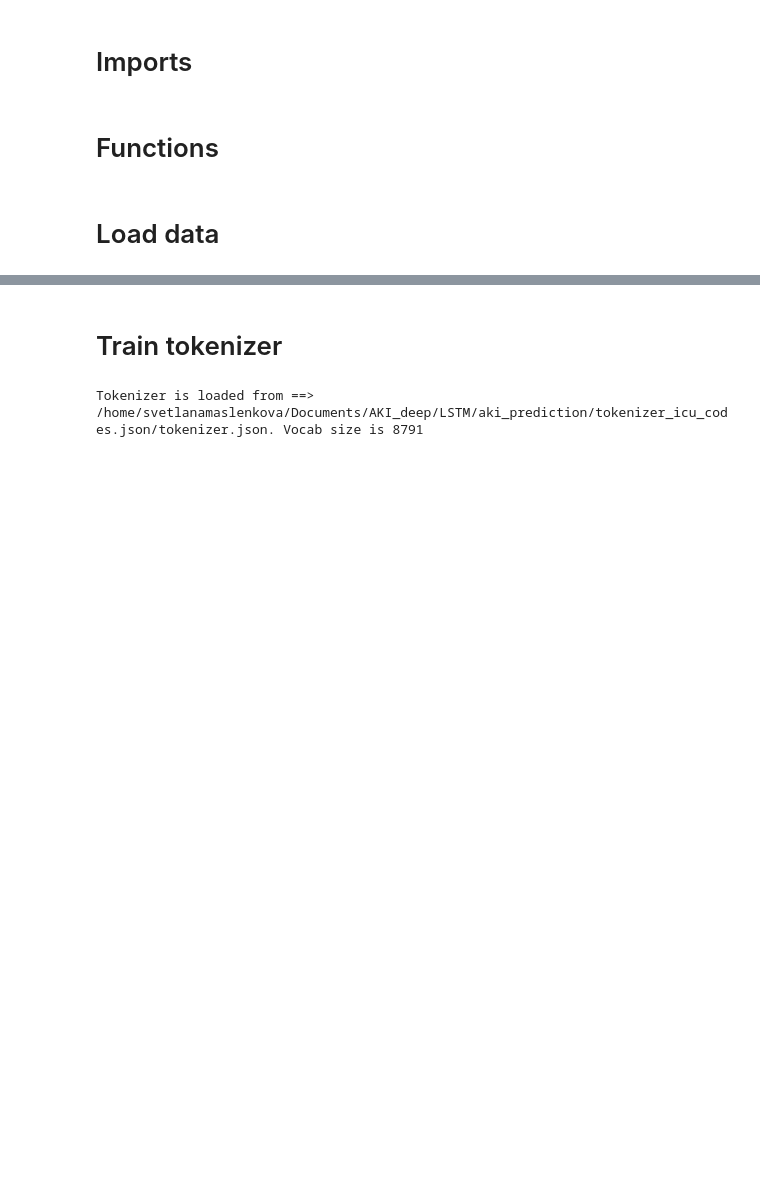
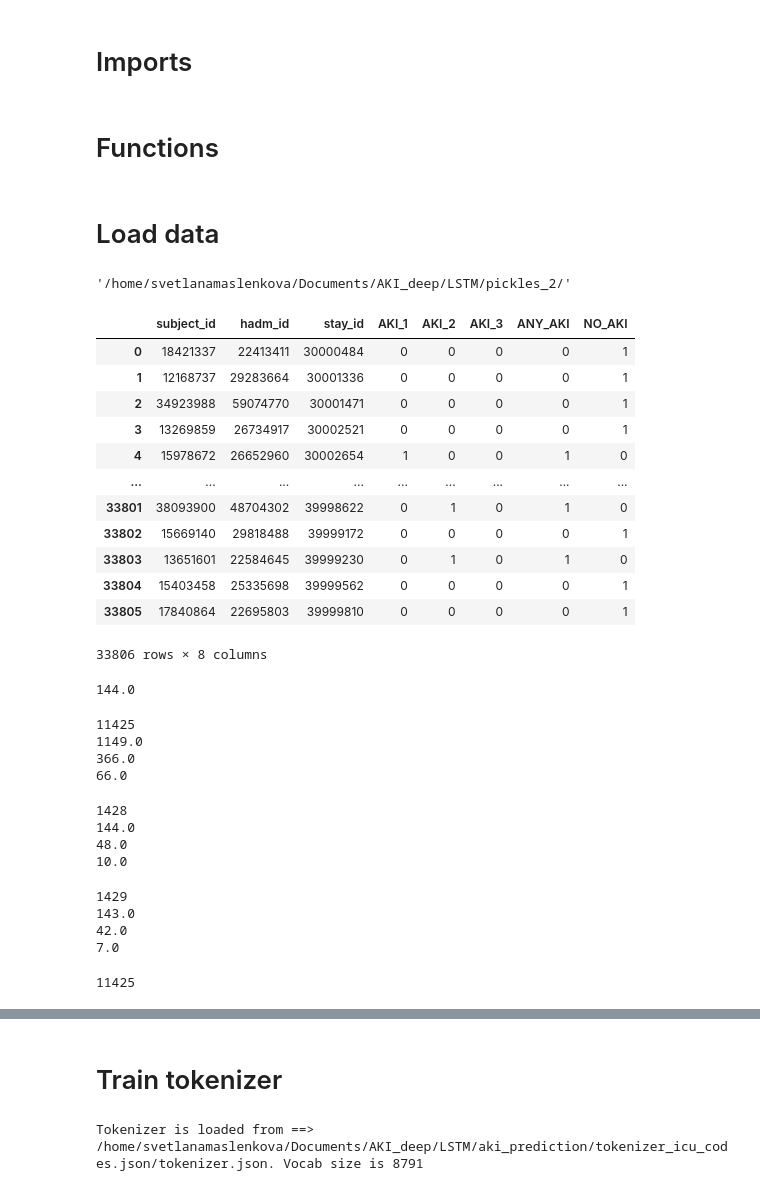
Before and after one commit to maslenkovas/aki_prediction, a Jupyter notebook: other/icu_lstm_model.ipynb, the cells around one changed output, grey strips where cells are left out. Drawn from its saved outputs; the diff is of its cells as text; code cells hidden in the pictures; blank space fills up the shorter version.

Commit message:
dataset, model are changed for new labels

```diff
--- a/other/icu_lstm_model.ipynb
+++ b/other/icu_lstm_model.ipynb
@@ -83,6 +83,12 @@ TXT_FILES_CODES_PATH = '/home/svetlanamaslenkova/Documents/AKI_deep/LSTM/txt_fil
 TXT_FILES_NAMES_PATH = '/home/svetlanamaslenkova/Documents/AKI_deep/LSTM/txt_files/icu_train_titles'
 TOKENIZER_CODES_PATH = '/home/svetlanamaslenkova/Documents/AKI_deep/LSTM/aki_prediction/tokenizer_icu_codes.json'
 TOKENIZER_NAMES_PATH = '/home/svetlanamaslenkova/Documents/AKI_deep/LSTM/aki_prediction/tokenizer_icu_names.json'
+
+PKL_PATH = CURR_PATH+'/pickles_2/'
+# %%
+PKL_PATH
+# %% [output]
+'/home/svetlanamaslenkova/Documents/AKI_deep/LSTM/pickles_2/'
 # %%
 with open(DF_PATH + 'pid_train_dataset_icu.pkl', 'rb') as f:
     pid_train_dataset_icu = pickle.load(f)
@@ -92,3 +98,21 @@ with open(DF_PATH + 'pid_test_dataset_icu.pkl', 'rb') as f:
 
 with open(DF_PATH + 'pid_val_dataset_icu.pkl', 'rb') as f:
     pid_val_dataset_icu = pickle.load(f)
+# %%
+with open(PKL_PATH + 'aki_stage_labels_second_day.pkl', 'rb') as f:
+    aki_stage_labels_second_day = pickle.load(f)
+aki_stage_labels_second_day
+# %% [output]
+|  | subject_id | hadm_id | stay_id | AKI_1 | AKI_2 | AKI_3 | ANY_AKI | NO_AKI |
+| 0 | 18421337 | 22413411 | 30000484 | 0 | 0 | 0 | 0 | 1 |
+| 1 | 12168737 | 29283664 | 30001336 | 0 | 0 | 0 | 0 | 1 |
+| 2 | 34923988 | 59074770 | 30001471 | 0 | 0 | 0 | 0 | 1 |
+| 3 | 13269859 | 26734917 | 30002521 | 0 | 0 | 0 | 0 | 1 |
+| 4 | 15978672 | 26652960 | 30002654 | 1 | 0 | 0 | 1 | 0 |
+| ... | ... | ... | ... | ... | ... | ... | ... | ... |
+| 33801 | 38093900 | 48704302 | 39998622 | 0 | 1 | 0 | 1 | 0 |
+| 33802 | 15669140 | 29818488 | 39999172 | 0 | 0 | 0 | 0 | 1 |
+| 33803 | 13651601 | 22584645 | 39999230 | 0 | 1 | 0 | 1 | 0 |
+| 33804 | 15403458 | 25335698 | 39999562 | 0 | 0 | 0 | 0 | 1 |
+| 33805 | 17840864 | 22695803 | 39999810 | 0 | 0 | 0 | 0 | 1 |
+33806 rows × 8 columns
@@ -95,4 +122,42 @@ with open(DF_PATH + 'pid_val_dataset_icu.pkl', 'rb') as f:
+# %%
+pid_test_dataset_icu[pid_test_dataset_icu.icu_day_id==1].AKI_1.values.sum()
+# %% [output]
+144.0
 # %%
 pid_train_dataset_icu = pid_train_dataset_icu.replace(r'[{}]', '', regex=True)
 pid_test_dataset_icu = pid_test_dataset_icu.replace(r'[{}]', '', regex=True)
 pid_val_dataset_icu = pid_val_dataset_icu.replace(r'[{}]', '', regex=True)
+# %%
+print(pid_train_dataset_icu.drop_duplicates('stay_id').shape[0])
+print(np.sum(pid_train_dataset_icu[(pid_train_dataset_icu.icu_day_id==1)].AKI_1.values))
+print(np.sum(pid_train_dataset_icu[(pid_train_dataset_icu.icu_day_id==1)].AKI_2.values))
+print(np.sum(pid_train_dataset_icu[(pid_train_dataset_icu.icu_day_id==1)].AKI_3.values))
+# %% [output]
+11425
+1149.0
+366.0
+66.0
+# %%
+print(pid_test_dataset_icu.drop_duplicates('stay_id').shape[0])
+print(np.sum(pid_test_dataset_icu[(pid_test_dataset_icu.icu_day_id==1)].AKI_1.values))
+print(np.sum(pid_test_dataset_icu[(pid_test_dataset_icu.icu_day_id==1)].AKI_2.values))
+print(np.sum(pid_test_dataset_icu[(pid_test_dataset_icu.icu_day_id==1)].AKI_3.values))
+# %% [output]
+1428
+144.0
+48.0
+10.0
+# %%
+print(pid_val_dataset_icu.drop_duplicates('stay_id').shape[0])
+print(np.sum(pid_val_dataset_icu[(pid_val_dataset_icu.icu_day_id==1)].AKI_1.values))
+print(np.sum(pid_val_dataset_icu[(pid_val_dataset_icu.icu_day_id==1)].AKI_2.values))
+print(np.sum(pid_val_dataset_icu[(pid_val_dataset_icu.icu_day_id==1)].AKI_3.values))
+# %% [output]
+1429
+143.0
+42.0
+7.0
+# %%
+len(pid_train_dataset_icu.drop_duplicates('stay_id').AKI_1)
+# %% [output]
+11425
```
Also changed, not shown: parts of 35 cells of this notebook, 6 other files.
